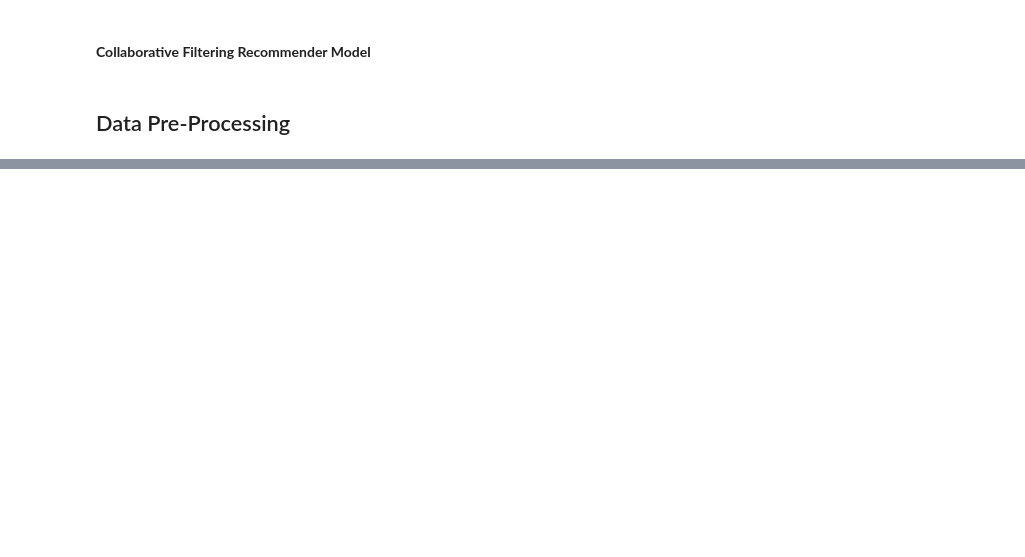
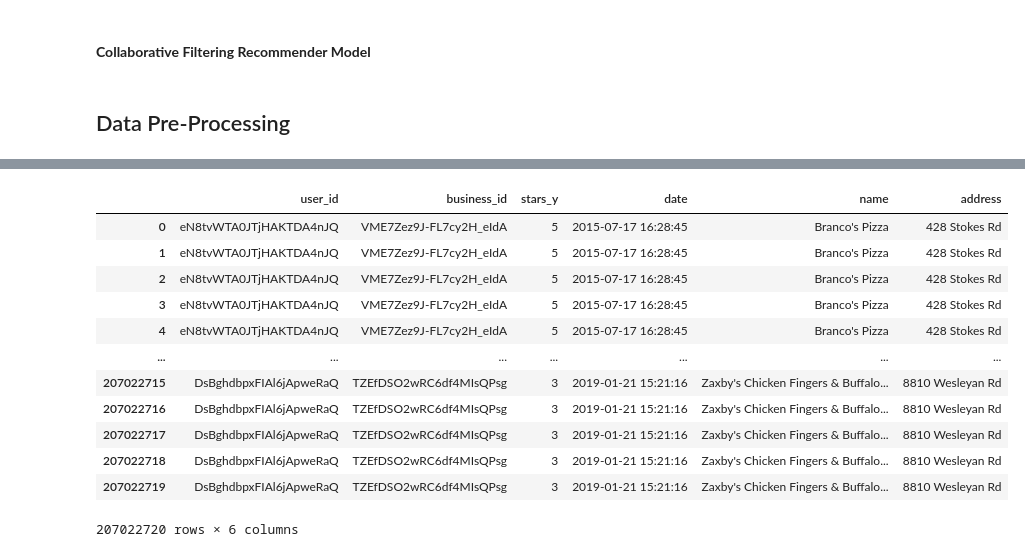
Before and after one commit to ihetvipatel/DATA-606-Capstone-Project-Conversational-Recommender-System-for-Restaurants, a Jupyter notebook: Yelp_Recommender_System.ipynb, the cells around one changed output, grey strips where cells are left out. Drawn from its saved outputs; the diff is of its cells as text; code cells hidden in the pictures; blank space fills up the shorter version.

```diff
--- a/Yelp_Recommender_System.ipynb
+++ b/Yelp_Recommender_System.ipynb
@@ -167,3 +153,0 @@ dtype: int64
-# %%
-yelp_ratings = yelp_ratings.dropna()
-yelp_ratings.isna().sum()
@@ -227,5 +153,0 @@ NameError: ignored
-# %%
-reader = Reader()
-
-yelp_ratings = pd.read_csv('/Users/hetvipatel/Documents/GRAD SCHOOL/DATA 606/yelp_reviews_food_categories.csv',
-                           usecols = ['user_id', 'business_id', 'stars_y', 'date'])
@@ -319,0 +172,3 @@ biz_categories = to_1D(categories.str.split(","))
+# %%
+df_review = yelp_ratings[['user_id','business_id','stars_y', 'date']]
+df_review
@@ -319,0 +189,3 @@ biz_categories = to_1D(categories.str.split(","))
+# %%
+restaurant = yelp_ratings[['business_id', 'name', 'address']]
+restaurant
@@ -319,0 +206,17 @@ biz_categories = to_1D(categories.str.split(","))
+# %%
+combined_business_data = pd.merge(df_review, restaurant, on='business_id')
+combined_business_data
+# %% [output]
+|  | user_id | business_id | stars_y | date | name | address |
+| 0 | eN8tvWTA0JTjHAKTDA4nJQ | VME7Zez9J-FL7cy2H_eIdA | 5 | 2015-07-17 16:28:45 | Branco's Pizza | 428 Stokes Rd |
+| 1 | eN8tvWTA0JTjHAKTDA4nJQ | VME7Zez9J-FL7cy2H_eIdA | 5 | 2015-07-17 16:28:45 | Branco's Pizza | 428 Stokes Rd |
+| 2 | eN8tvWTA0JTjHAKTDA4nJQ | VME7Zez9J-FL7cy2H_eIdA | 5 | 2015-07-17 16:28:45 | Branco's Pizza | 428 Stokes Rd |
+| 3 | eN8tvWTA0JTjHAKTDA4nJQ | VME7Zez9J-FL7cy2H_eIdA | 5 | 2015-07-17 16:28:45 | Branco's Pizza | 428 Stokes Rd |
+| 4 | eN8tvWTA0JTjHAKTDA4nJQ | VME7Zez9J-FL7cy2H_eIdA | 5 | 2015-07-17 16:28:45 | Branco's Pizza | 428 Stokes Rd |
+| ... | ... | ... | ... | ... | ... | ... |
+| 207022715 | DsBghdbpxFIAl6jApweRaQ | TZEfDSO2wRC6df4MIsQPsg | 3 | 2019-01-21 15:21:16 | Zaxby's Chicken Fingers & Buffalo... | 8810 Wesleyan Rd |
+| 207022716 | DsBghdbpxFIAl6jApweRaQ | TZEfDSO2wRC6df4MIsQPsg | 3 | 2019-01-21 15:21:16 | Zaxby's Chicken Fingers & Buffalo... | 8810 Wesleyan Rd |
+| 207022717 | DsBghdbpxFIAl6jApweRaQ | TZEfDSO2wRC6df4MIsQPsg | 3 | 2019-01-21 15:21:16 | Zaxby's Chicken Fingers & Buffalo... | 8810 Wesleyan Rd |
+| 207022718 | DsBghdbpxFIAl6jApweRaQ | TZEfDSO2wRC6df4MIsQPsg | 3 | 2019-01-21 15:21:16 | Zaxby's Chicken Fingers & Buffalo... | 8810 Wesleyan Rd |
+| 207022719 | DsBghdbpxFIAl6jApweRaQ | TZEfDSO2wRC6df4MIsQPsg | 3 | 2019-01-21 15:21:16 | Zaxby's Chicken Fingers & Buffalo... | 8810 Wesleyan Rd |
+207022720 rows × 6 columns
```
Also changed, not shown: parts of 62 cells of this notebook.
